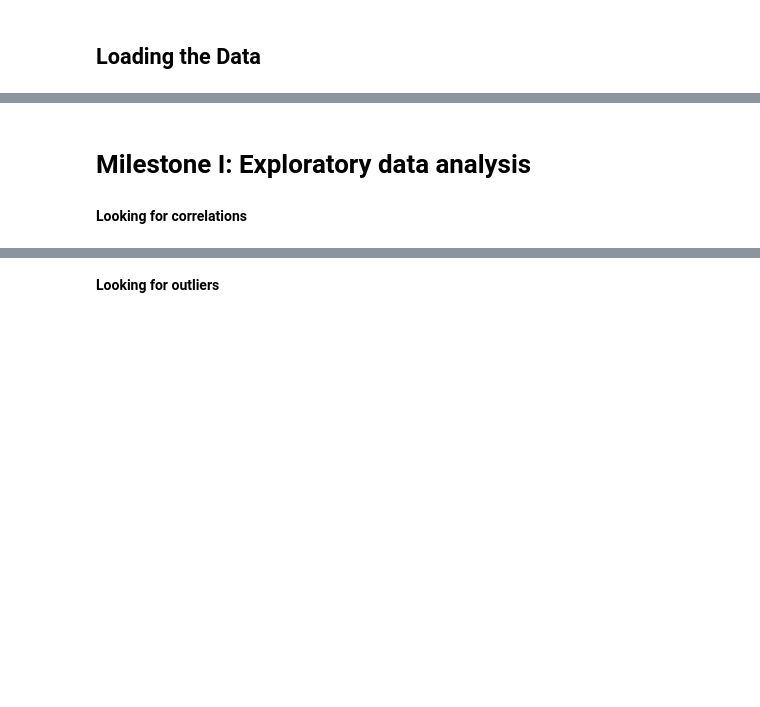
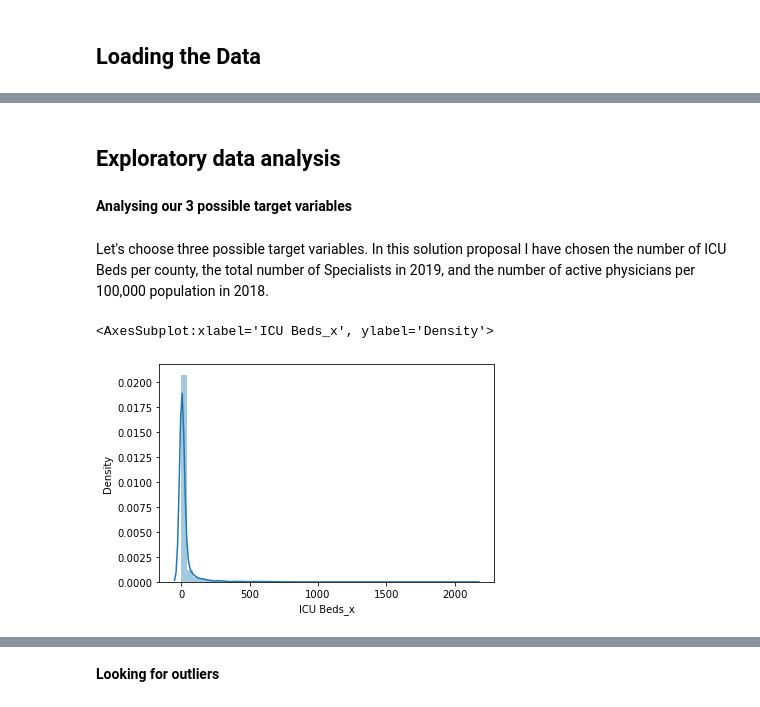
Before and after one commit to danielaaz04/covid-outcomes-research, a Jupyter notebook: notebooks/lasso_model.ipynb, the cells around one changed output, grey strips where cells are left out. Drawn from its saved outputs; the diff is of its cells as text; code cells hidden in the pictures; blank space fills up the shorter version.

Commit message:
images for final presentation

```diff
--- a/notebooks/lasso_model.ipynb
+++ b/notebooks/lasso_model.ipynb
@@ -117,4 +29,2 @@ memory usage: 2.7+ MB
 # %% [markdown]
-# Milestone I: Exploratory data analysis
+## Exploratory data analysis
-# %% [markdown]
-**Looking for correlations**
@@ -122,0 +31,11 @@ num_cols = df.select_dtypes(['int', 'float']).columns
+# %% [markdown]
+**Analysing our 3 possible target variables**
+# %% [markdown]
+Let's choose three possible target variables. In this solution proposal I have chosen the number of ICU Beds per county, the total number of Specialists in 2019, and the number of active physicians per 100,000 population in 2018.
+# %%
+#Let's see the distribution of the data from ICU Beds per county
+
+sns.distplot(df['ICU Beds_x'])
+# %% [output]
+<AxesSubplot:xlabel='ICU Beds_x', ylabel='Density'>
+[figure, added]
```
Also changed, not shown: parts of 76 cells of this notebook, 4 other files.
